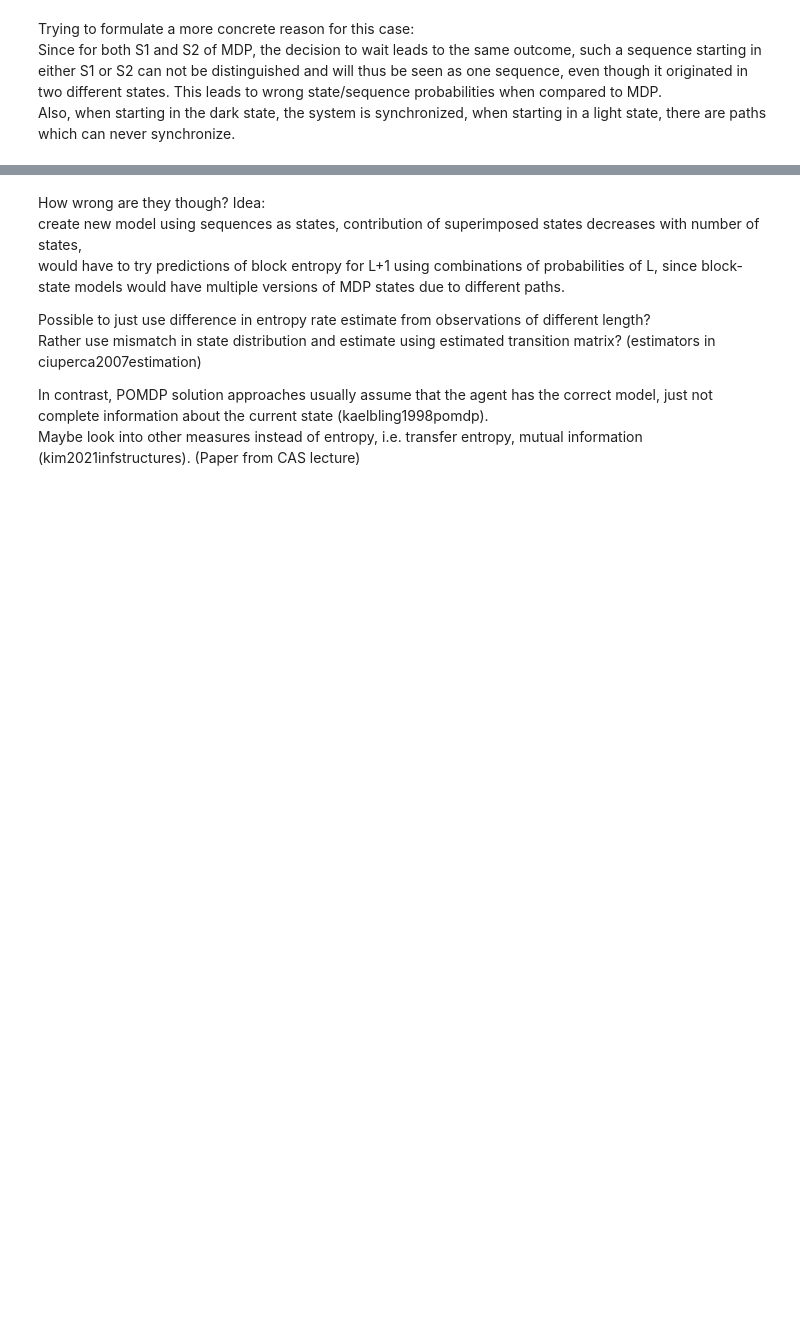
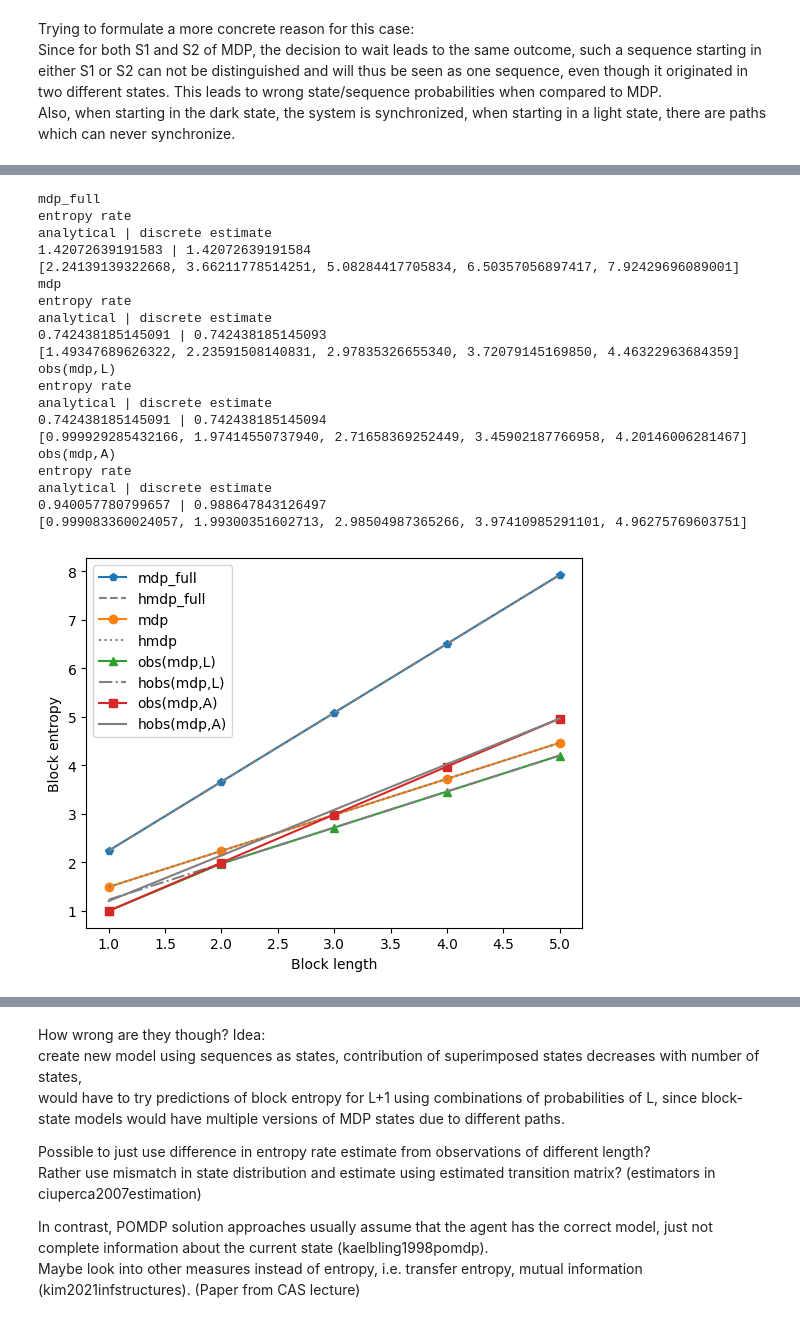
Before and after one commit to LukasPrader/BscThesis_Physics_uibk, a Jupyter notebook: POMDP_analysis.ipynb, the cells around one changed output, grey strips where cells are left out. Saved outputs shown, nothing was run; the diff lists cells and outputs as text; code cells hidden in the pictures; blank space fills up the shorter version.

```diff
--- a/POMDP_analysis.ipynb
+++ b/POMDP_analysis.ipynb
@@ -513,0 +616,70 @@ Also, when starting in the dark state, the system is synchronized, when starting
+# %%
+                        #AS0  WS0  AS1  WS1  WS2 (AS2 not possible, would be zero column/row)
+P_mdp_full = sym.Matrix([[a0*(1-x), (1-a0)*(1-x), a0*x, (1-a0)*x, 0], # AS0
+                         [a0*(1-x), (1-a0)*(1-x), a0*x, (1-a0)*x, 0], # WS0
+                         [a1*1, 0, 0, 0, (1-a1)*1], # AS1
+                         [a1*1, 0, 0, 0, (1-a1)*1], # WS1
+                         [a2*1, (1-a2)*1, 0, 0, 0]])# WS2
+
+stat_mdp_full = MP_stat_dist(P_mdp_full)
+vects = [stat_mdp_full, stat_mdp_full, stat_mdp_full, stat_mdp_full]
+labels = ["mdp_full", "mdp", "obs(mdp,L)", "obs(mdp,A)"]
+markers = ["p", "o", "^", "s"]
+Ps = [P_mdp_full, P_mdp_full, P_mdp_full, P_mdp_full]
+mapping = [{0:0, 1:1, 2:2, 3:3, 4:4}, {0:0, 1:0, 2:1, 3:1, 4:2},
+           {0:0, 1:0, 2:1, 3:1, 4:1}, {0:1, 1:0, 2:1, 3:0, 4:0}]
+
+for n, vect in enumerate(vects):
+    P_s = Ps[n]
+    vars = [x, a0, a1, a2]
+    vals = [0.60, 0.5, 0.3, 0.7]
+    l_ls = ["--", ":", "-.", "-"]
+
+    vect = vect.subs({vars[i]: vals[i] for i in range(len(vars))})
+    P_s = P_s.subs({vars[i]: vals[i] for i in range(len(vars))})
+
+    init = vect  # init = stationary
+
+    lengths = range(1, 6)
+
+    ent_rate = MP_entropy_rate(vect, P_s, mapping[n])
+    block_ents = [MP_block_entropy(P_s, l, init, mapping[n]) for l in lengths]
+
+    print(labels[n])
+    print("entropy rate")
+    print("analytical | discrete estimate")
+    print(ent_rate, "|", block_ents[-1] - block_ents[-2])
+    print(block_ents)
+
+    plt.plot(lengths, block_ents, marker=markers[n], label=labels[n])
+    # plot excess entropy estimate
+    ent_rate_est = block_ents[-1] - block_ents[-2]
+    plt.plot(np.arange(1, 6), ent_rate*np.arange(1, 6) +
+             (block_ents[-1]-ent_rate*5), color="grey", ls=l_ls[n], label=str("h"+labels[n]))
+
+plt.xlabel("Block length")
+plt.ylabel("Block entropy")
+plt.legend()
+plt.show()
+# %% [output]
+mdp_full
+entropy rate
+analytical | discrete estimate
+1.42072639191583 | 1.42072639191584
+[2.24139139322668, 3.66211778514251, 5.08284417705834, 6.50357056897417, 7.92429696089001]
+mdp
+entropy rate
+analytical | discrete estimate
+0.742438185145091 | 0.742438185145093
+[1.49347689626322, 2.23591508140831, 2.97835326655340, 3.72079145169850, 4.46322963684359]
+obs(mdp,L)
+entropy rate
+analytical | discrete estimate
+0.742438185145091 | 0.742438185145094
+[0.999929285432166, 1.97414550737940, 2.71658369252449, 3.45902187766958, 4.20146006281467]
+obs(mdp,A)
+entropy rate
+analytical | discrete estimate
+0.940057780799657 | 0.988647843126497
+[0.999083360024057, 1.99300351602713, 2.98504987365266, 3.97410985291101, 4.96275769603751]
+[figure, added]
```
Also changed, not shown: parts of 16 cells of this notebook, 6 other files.
